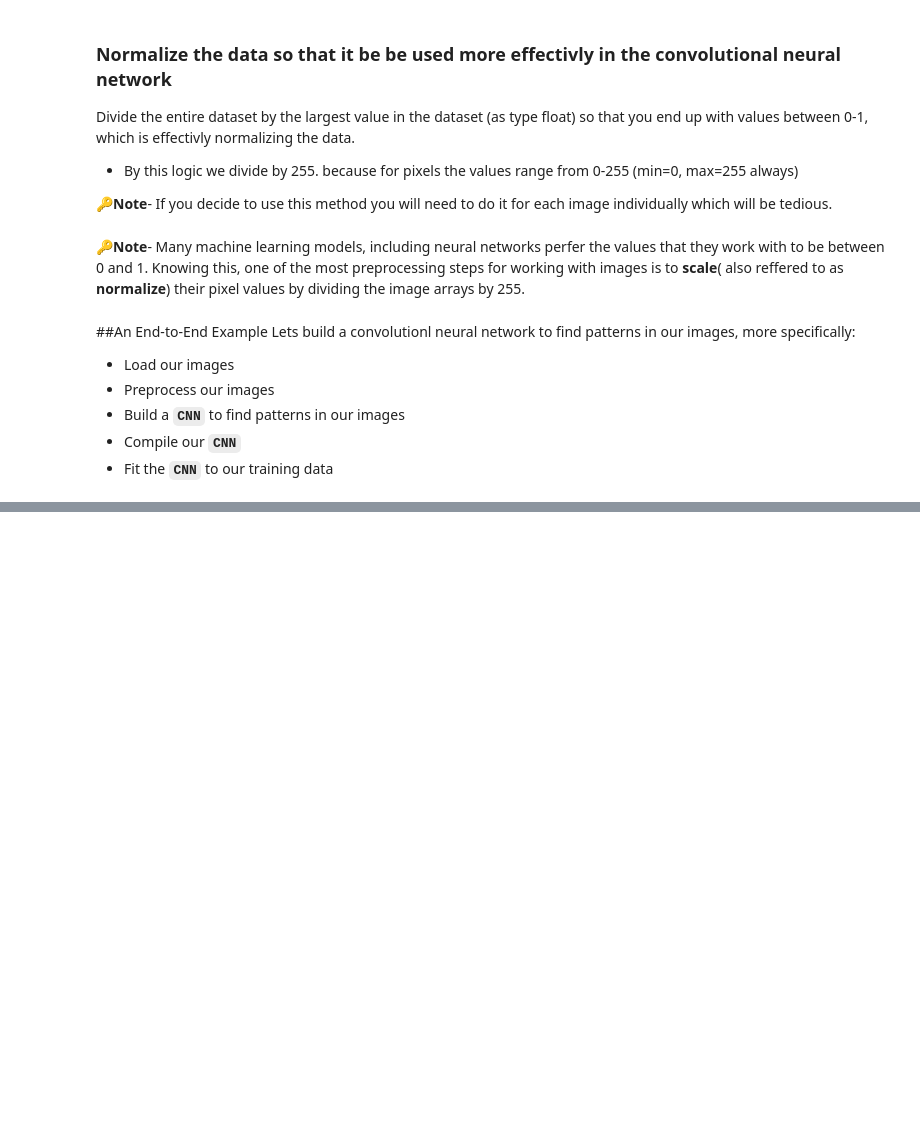
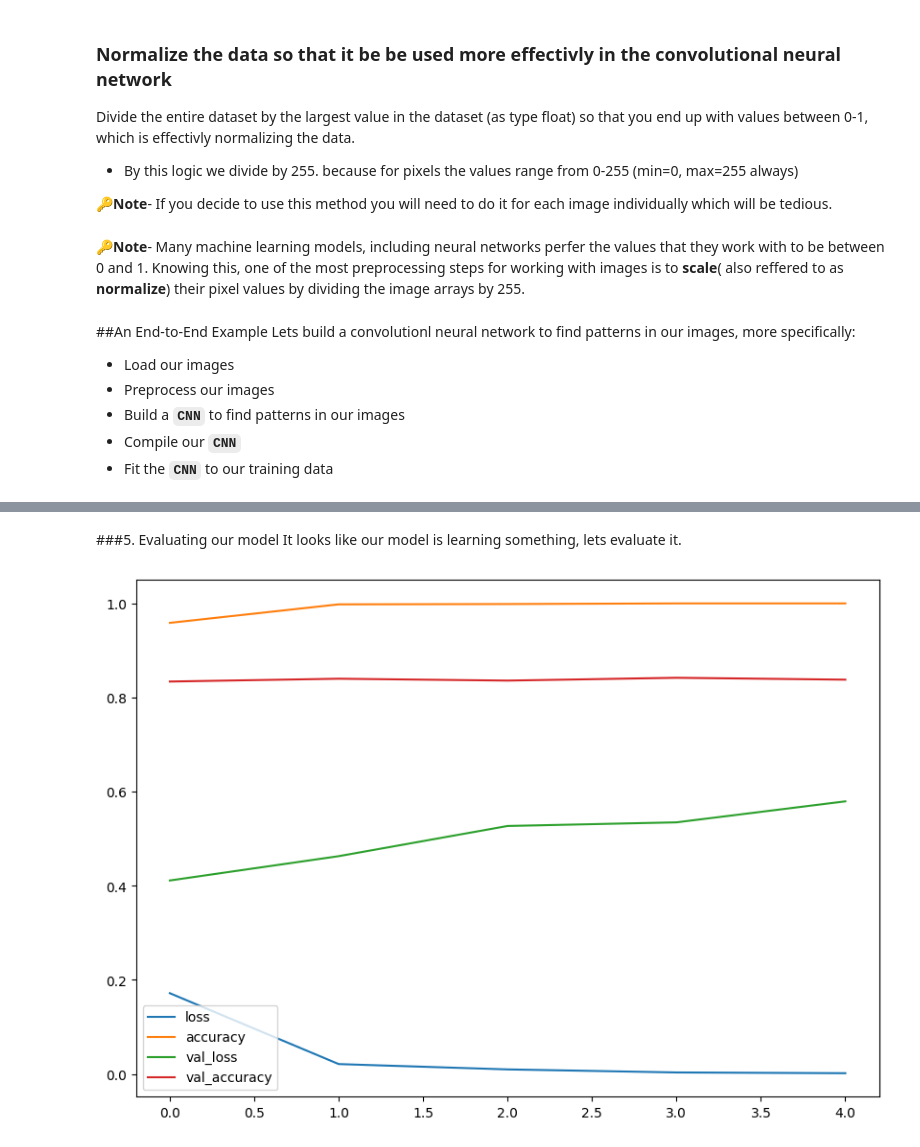
Before and after one commit to SteffanBurnette/TensorFlow-, a Jupyter notebook: IntroToConvolutionalNeuralNetworks.ipynb, the cells around one changed output, grey strips where cells are left out. Saved outputs shown, nothing was run; the diff lists cells and outputs as text; code cells hidden in the pictures; blank space fills up the shorter version.

```diff
--- a/IntroToConvolutionalNeuralNetworks.ipynb
+++ b/IntroToConvolutionalNeuralNetworks.ipynb
@@ -250,0 +456,6 @@ Epoch 5/5
+# %%
+#Create train and test data generators and rescale the data
+from tensorflow.keras.preprocessing.image import ImageDataGenerator
+#Rescale is saying, when you load the images, divide all of the pixel values by 255
+train_datagen = ImageDataGenerator(rescale=1./255.)
+test_datagen = ImageDataGenerator(rescale=1./255.)
@@ -250,0 +519,22 @@ Epoch 5/5
+# %%
+#Create the model (this will be our baseline, a layer convolutional neural network)
+model_4 = Sequential([
+    #Strides=1 by default and padding="valid" by default so we dont have to set them
+    #Since this is the input layer, we needed to specify the input shape
+    Conv2D(filters=10,#The number of sliding windows going across an input (higher= more complex model)
+           kernel_size=3,#The size of the sliding window going across an input
+           strides=1, #The size of the step the sliding window takes acorss an input
+           padding="valid",#if 'same' the output shape is the same as the input shape, if 'valid' output shape gets compressed
+           activation="relu",
+           input_shape=(224,224,3)),
+    Conv2D(10, 3,activation="relu"),
+    Conv2D(10, 3, activation="relu"),
+    Flatten(),
+    Dense(1, activation="sigmoid") #Output layer (Working with binary classification so only one neuron)
+])
+
+model_4.compile(loss = BinaryCrossentropy(),
+                optimizer = Adam(),
+                metrics = ["accuracy"])
+
+model_4.fit(train_data, epochs=5, steps_per_epoch=len(train_data), validation_data=test_data, validation_steps=len(test_data))
@@ -250,0 +553,5 @@ Epoch 5/5
+# %%
+#Compile the model
+model_4.compile(loss = BinaryCrossentropy(),
+                optimizer = Adam(),
+                metrics = ["accuracy"])
@@ -250,0 +565,7 @@ Epoch 5/5
+# %%
+#Fit the model
+history_4 = model_4.fit(train_data,# a combination of label and sample data
+            epochs=5,
+            steps_per_epoch=len(train_data), #For each epoch take 47 steps (the length of the dataset), essentiall go through the entire set for each epoch
+            validation_data=test_data, #Evaluates the neural network as it trains
+            validation_steps=len(test_data))
@@ -250,0 +583,8 @@ Epoch 5/5
+# %% [markdown]
+###5. Evaluating our model
+It looks like our model is learning something, lets evaluate it.
+# %%
+#Going to use the traininbg history of the model to plot the loss curve
+pd.DataFrame(history_4.history).plot(figsize=(10,7));
+# %% [output]
+[figure, added]
```
Also changed, not shown: parts of 45 cells of this notebook.
